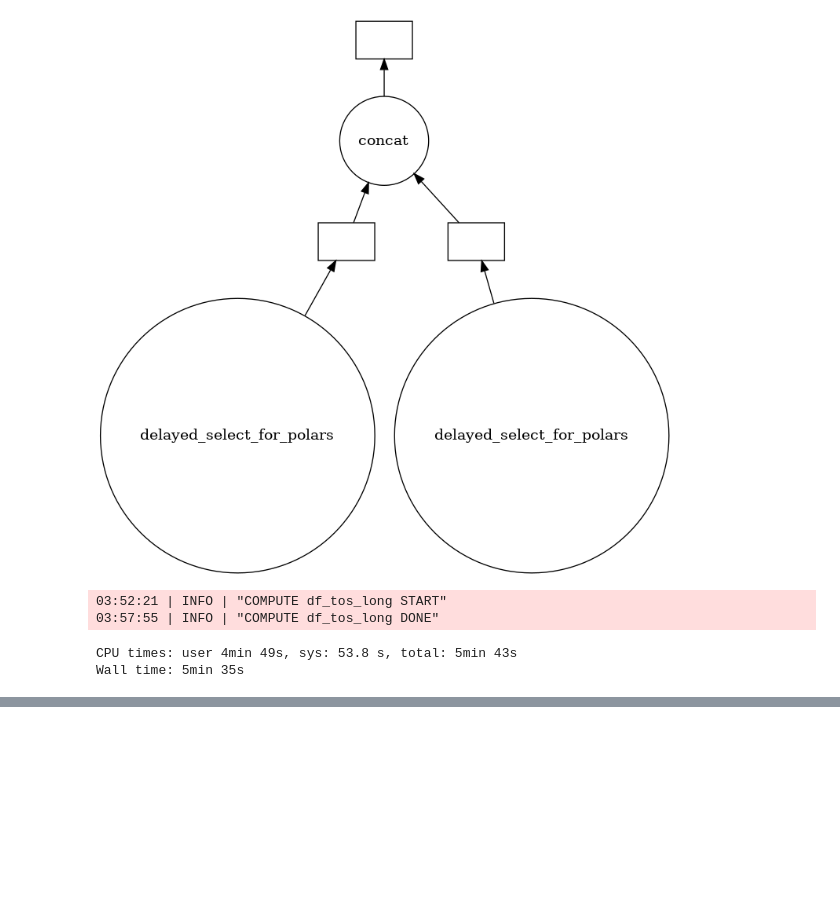
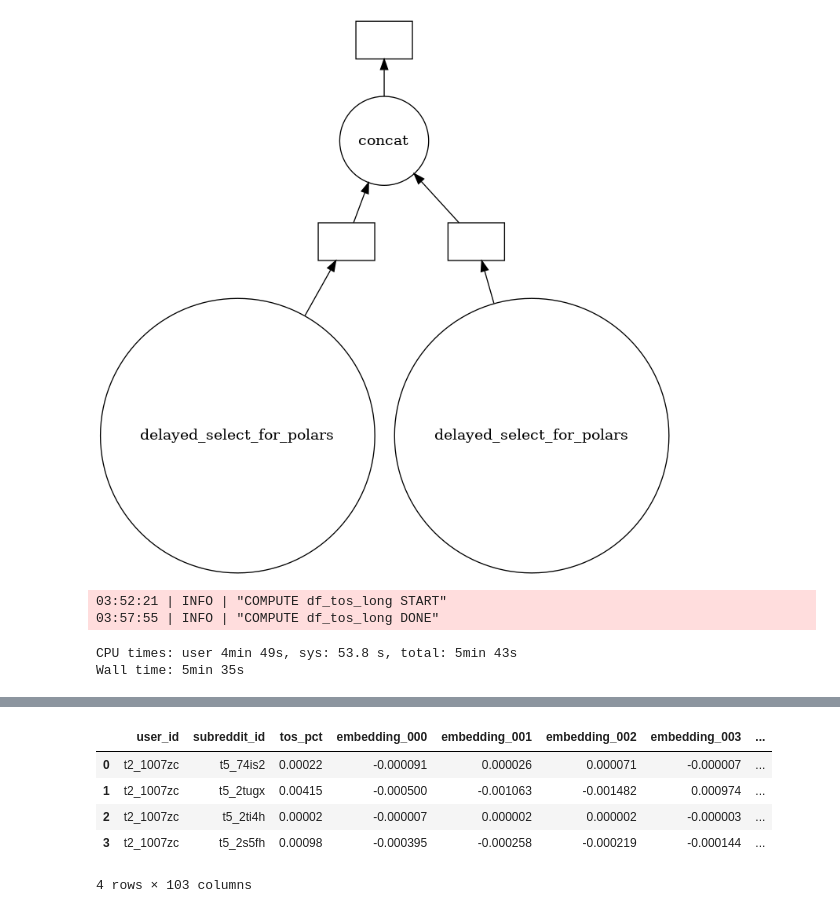
Before and after one commit to nazanin-zinouri/subclu, a Jupyter notebook: notebooks/pn_modeling/djb_01.00-2023-04-07-user_embeddings_agg_testing.ipynb, the cells around one changed output, grey strips where cells are left out. Cells and saved outputs as stored; diff of their text form; code cells hidden in the pictures; blank space fills up the shorter version.

```diff
--- a/notebooks/pn_modeling/djb_01.00-2023-04-07-user_embeddings_agg_testing.ipynb
+++ b/notebooks/pn_modeling/djb_01.00-2023-04-07-user_embeddings_agg_testing.ipynb
@@ -865,0 +980,9 @@ shape: (1521037, 3)
+# %%
+df_user_emb_tmp_test.head().dropna(how='any').reset_index()
+# %% [output]
+|  | user_id | subreddit_id | tos_pct | embedding_000 | embedding_001 | embedding_002 | embedding_003 | ... |
+| 0 | t2_1007zc | t5_74is2 | 0.00022 | -0.000091 | 0.000026 | 0.000071 | -0.000007 | ... |
+| 1 | t2_1007zc | t5_2tugx | 0.00415 | -0.000500 | -0.001063 | -0.001482 | 0.000974 | ... |
+| 2 | t2_1007zc | t5_2ti4h | 0.00002 | -0.000007 | 0.000002 | 0.000002 | -0.000003 | ... |
+| 3 | t2_1007zc | t5_2s5fh | 0.00098 | -0.000395 | -0.000258 | -0.000219 | -0.000144 | ... |
+4 rows × 103 columns
```
Also changed, not shown: parts of 28 cells of this notebook.
